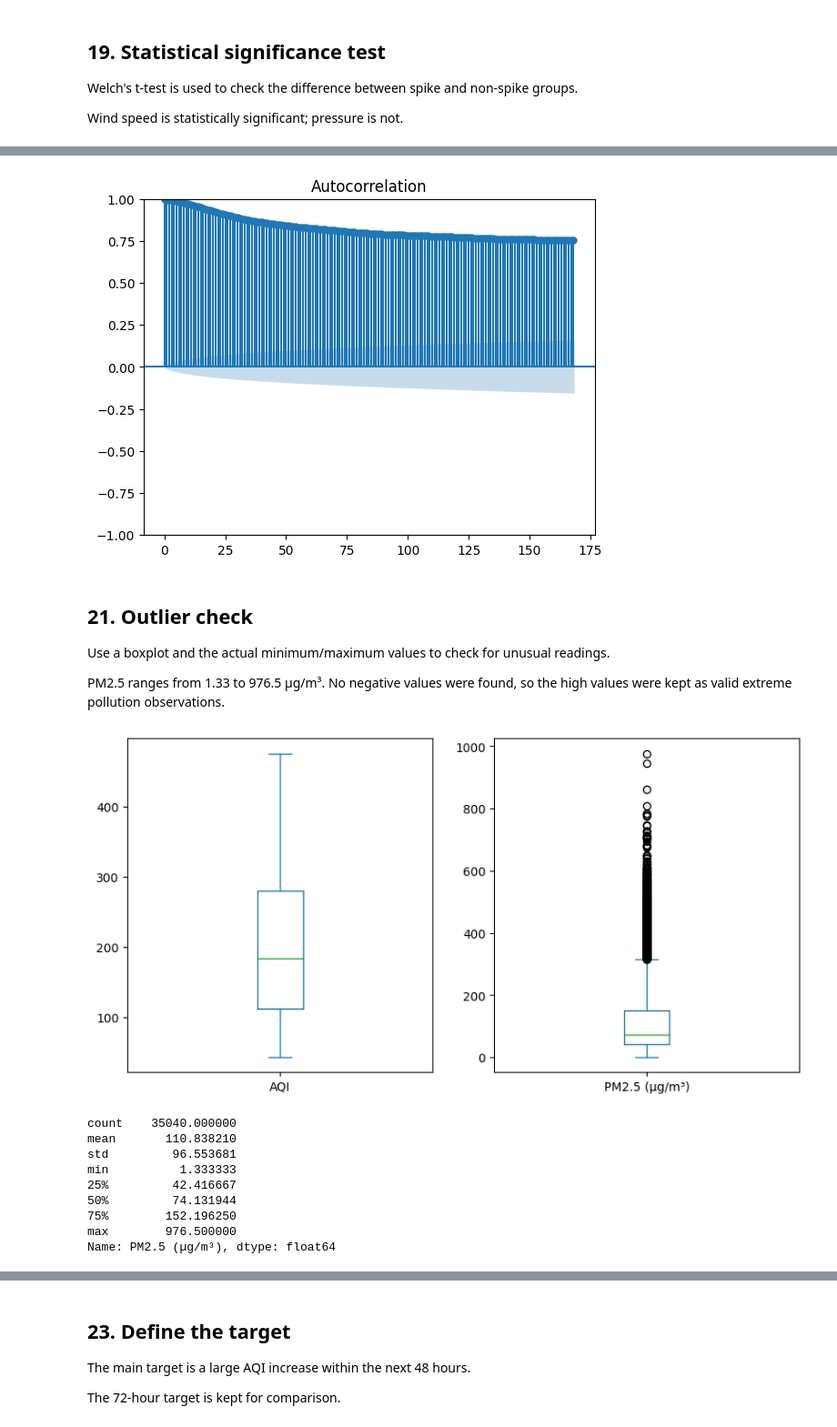
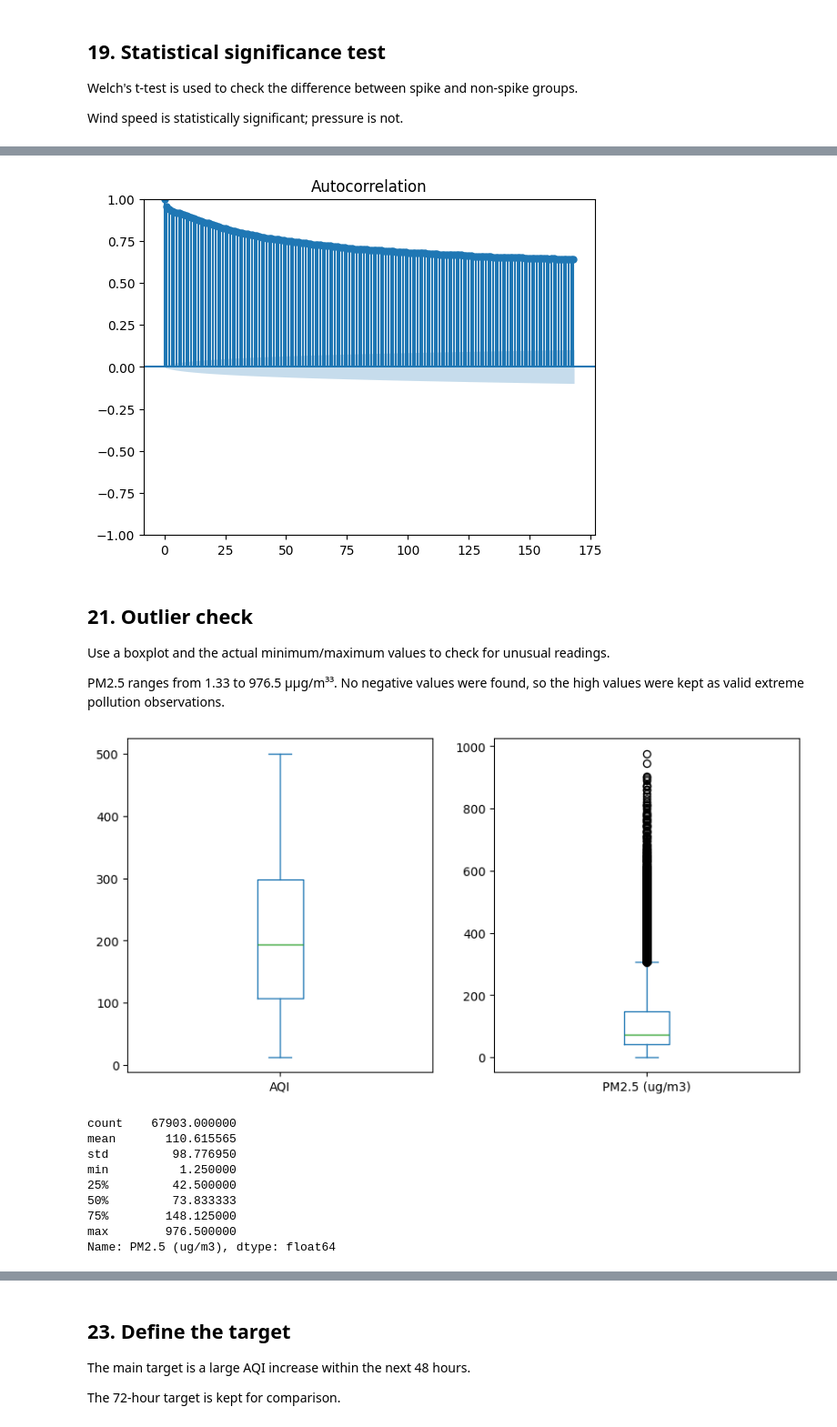
Before and after one commit to texas-ctrl/Delhi-aqi-forecasting, a Jupyter notebook: notebooks/02_eda_data.ipynb, the cells around one changed output, grey strips where cells are left out. Shown at 91% size. Cells and saved outputs as stored; diff of their text form; code cells hidden in the pictures.

```diff
--- a/notebooks/02_eda_data.ipynb
+++ b/notebooks/02_eda_data.ipynb
@@ -22,7 +22,7 @@ import pandas as pd
 import matplotlib.pyplot as plt
 import matplotlib.dates as mdates
 
-final = pd.read_csv("../processed_data/delhi_6station_avg_2022_2025.csv", index_col="Timestamp", parse_dates=True)
+final = pd.read_csv("../processed_data/delhi_6station_avg_2018_2025.csv", index_col="Timestamp", parse_dates=True)
 # %% [markdown]
 ## 2. Daily AQI trend
 
@@ -328,12 +367,12 @@ Check whether a rapid 24-hour temperature drop occurs before a spike.
 The comparison does not show a clear temperature-drop pattern before the spikes.
 # %%
 final['AQI_change_48h'] = final['AQI'].shift(freq='-48h') - final['AQI']
-final['Temp_change_24h'] = final['AT (°C)'] - final['AT (°C)'].shift(freq='24h')
+final['Temp_change_24h'] = final['AT (C)'] - final['AT (C)'].shift(freq='24h')
 
 winter = final[final.index.month.isin([11, 12, 1, 2])].copy()
 winter['spike_48h'] = winter['AQI_change_48h'] >= 118
 
 winter.groupby('spike_48h')[
-    ['AT (°C)', 'Temp_change_24h', 'WS (m/s)', 'RH (%)', 'BP (mmHg)']
+    ['AT (C)', 'Temp_change_24h', 'WS (m/s)', 'RH (%)', 'BP (mmHg)']
 ].mean()
 # %% [output]
@@ -349,7 +388,7 @@ Check pollutant levels 24, 48 and 72 hours before a 48-hour spike.
 The spike periods have lower average previous PM2.5 and PM10 levels in this dataset.
 # %%
 # Previous PM2.5 and PM10.
-for col in ['PM2.5 (µg/m³)', 'PM10 (µg/m³)']:
+for col in ['PM2.5 (ug/m3)', 'PM10 (ug/m3)']:
     final[col + '_24h'] = final[col].shift(freq='24h')
     final[col + '_48h'] = final[col].shift(freq='48h')
     final[col + '_72h'] = final[col].shift(freq='72h')
@@ -359,7 +398,7 @@ winter = final[final.index.month.isin([11, 12, 1, 2])].copy()
 winter['spike_48h'] = winter['AQI_change_48h'] >= 118
 
 winter.groupby('spike_48h')[
-    ['PM2.5 (µg/m³)_24h', 'PM2.5 (µg/m³)_48h', 'PM2.5 (µg/m³)_72h',
-     'PM10 (µg/m³)_24h', 'PM10 (µg/m³)_48h', 'PM10 (µg/m³)_72h']
+    ['PM2.5 (ug/m3)_24h', 'PM2.5 (ug/m3)_48h', 'PM2.5 (ug/m3)_72h',
+     'PM10 (ug/m3)_24h', 'PM10 (ug/m3)_48h', 'PM10 (ug/m3)_72h']
 ].mean()
 # %% [output]
@@ -442,29 +481,29 @@ plot_acf(final['AQI'], lags=168)
 
 plt.show()
 # %% [output]
-[figure, old version]
+[figure, new version]
 # %% [markdown]
 ## 21. Outlier check
 
 Use a boxplot and the actual minimum/maximum values to check for unusual readings.
 
-PM2.5 ranges from 1.33 to 976.5 µg/m³. No negative values were found, so the high values were kept as valid extreme pollution observations.
+PM2.5 ranges from 1.33 to 976.5 µµg/m³³. No negative values were found, so the high values were kept as valid extreme pollution observations.
 # %%
 # Outlier check.
-final[['AQI', 'PM2.5 (µg/m³)']].plot(kind='box', subplots=True, figsize=(10,5))
+final[['AQI', 'PM2.5 (ug/m3)']].plot(kind='box', subplots=True, figsize=(10,5))
 plt.show()
-final['PM2.5 (µg/m³)'].describe()
+final['PM2.5 (ug/m3)'].describe()
 # %% [output]
-[figure, old version]
+[figure, new version]
-count    35040.000000
-mean       110.838210
-std         96.553681
-min          1.333333
-25%         42.416667
-50%         74.131944
-75%        152.196250
+count    67903.000000
+mean       110.615565
+std         98.776950
+min          1.250000
+25%         42.500000
+50%         73.833333
+75%        148.125000
 max        976.500000
-Name: PM2.5 (µg/m³), dtype: float64
+Name: PM2.5 (ug/m3), dtype: float64
 # %% [markdown]
 ## 22. Feature engineering
 
```
Also changed, not shown: parts of 41 cells of this notebook, 12 other files.
